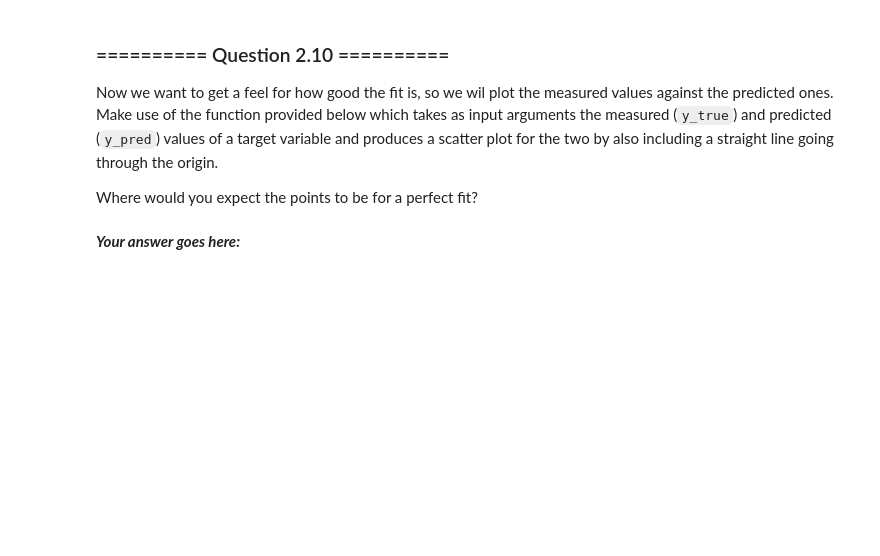
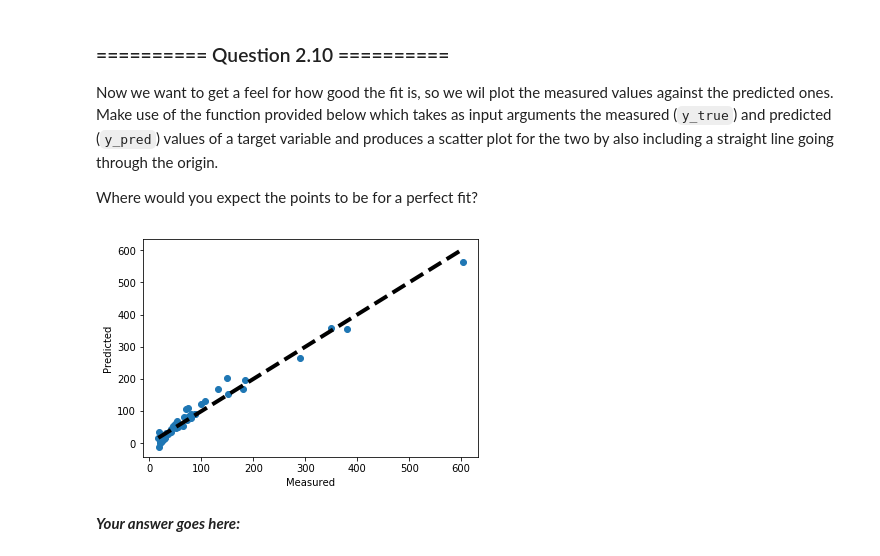
Before and after one commit to ishanparikh/IAML2018, a Jupyter notebook: Labs/02 - Decision Trees and Linear Regression.ipynb, the cells around one changed output. Saved outputs shown, nothing was run; the diff lists cells and outputs as text; code cells hidden in the pictures; blank space fills up the shorter version.

```diff
--- a/Labs/02 - Decision Trees and Linear Regression.ipynb
+++ b/Labs/02 - Decision Trees and Linear Regression.ipynb
@@ -430,0 +474,12 @@ Display the shapes of all matrices involved and double-check that all dimensiona
+# %%
+# Your Code goes here:
+X = cpu_clean.drop("ERP",axis=1)
+y = cpu_clean['ERP']
+X_train, X_test, y_train, y_test = train_test_split(X, y, train_size = 0.75,
+                                                    test_size=0.25, random_state=0)
+
+# Your Code goes here:
+print("Number of rows in X: ", X.shape[0])
+print("Number of rows in X_train: ", X_train.shape)
+print("Number of rows in y_train: ", y_train.shape)
+# display(y_train)
@@ -444,0 +506,6 @@ How does the accuracy compare to the one reported on the training dataset? Do yo
+# %%
+# Your Code goes here:
+lr = LinearRegression().fit(X_test,y_test)
+print(lr.score(X_test,y_test))
+y_pred = lr.predict(X_test)
+print(r2_score(y_test,y_pred))
@@ -459,6 +529,10 @@ def fit_scatter(y_true, y_pred):
     ax.set_ylabel('Predicted')
 # %%
 # Your Code goes here:
+y_true = y_test
+fit_scatter(y_true, y_pred)
+# %% [output]
+[figure, added]
 # %% [markdown]
 ***Your answer goes here:***
 # %% [markdown]
```
Also changed, not shown: parts of 14 cells of this notebook.
